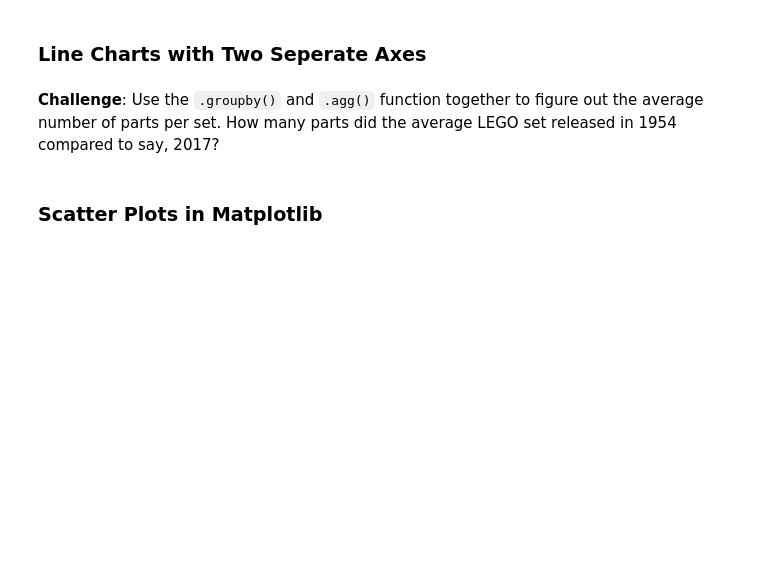
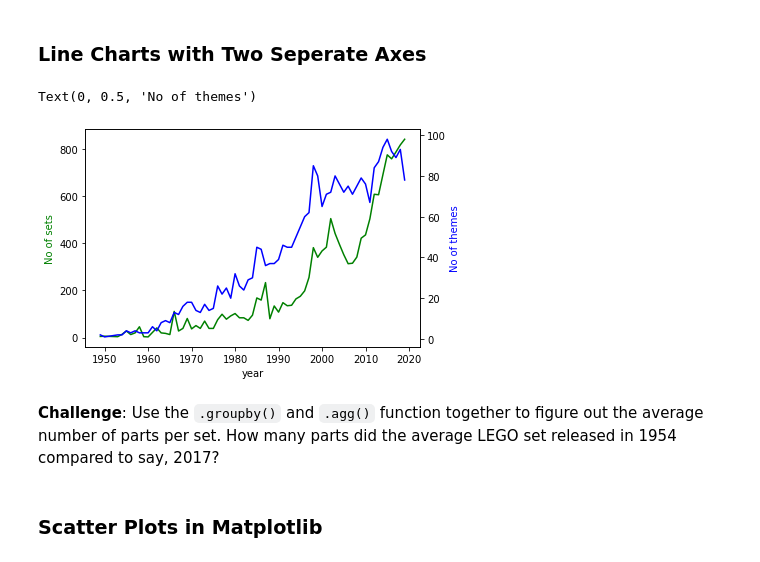
Before and after one commit to mostwelcome/working-with-data, a Jupyter notebook: aggregate_merge/lego_analysis.ipynb, the cells around one changed output. Saved outputs shown, nothing was run; the diff lists cells and outputs as text; code cells hidden in the pictures; blank space fills up the shorter version.

```diff
--- a/aggregate_merge/lego_analysis.ipynb
+++ b/aggregate_merge/lego_analysis.ipynb
@@ -82,5 +190,17 @@ Let's work out the number of different themes shipped by year. This means we hav
 # %% [markdown]
 ### Line Charts with Two Seperate Axes
+# %%
+ax1 = plt.gca() # get current axes
+ax2 = ax1.twinx()
+ax1.plot(sets_by_year.index[:-2], sets_by_year.set_num[:-2],color='green')
+ax2.plot(theme_by_year.index[:-2], theme_by_year.no_theme[:-2],color='blue')
+
+ax1.set_xlabel('year')
+ax1.set_ylabel('No of sets',color='green')
+ax2.set_ylabel('No of themes',color='blue')
+# %% [output]
+Text(0, 0.5, 'No of themes')
+[figure, added]
 # %% [markdown]
 **Challenge**: Use the <code>.groupby()</code> and <code>.agg()</code> function together to figure out the average number of parts per set. How many parts did the average LEGO set released in 1954 compared to say, 2017?
 # %% [markdown]
```
Also changed, not shown: parts of 18 cells of this notebook.
